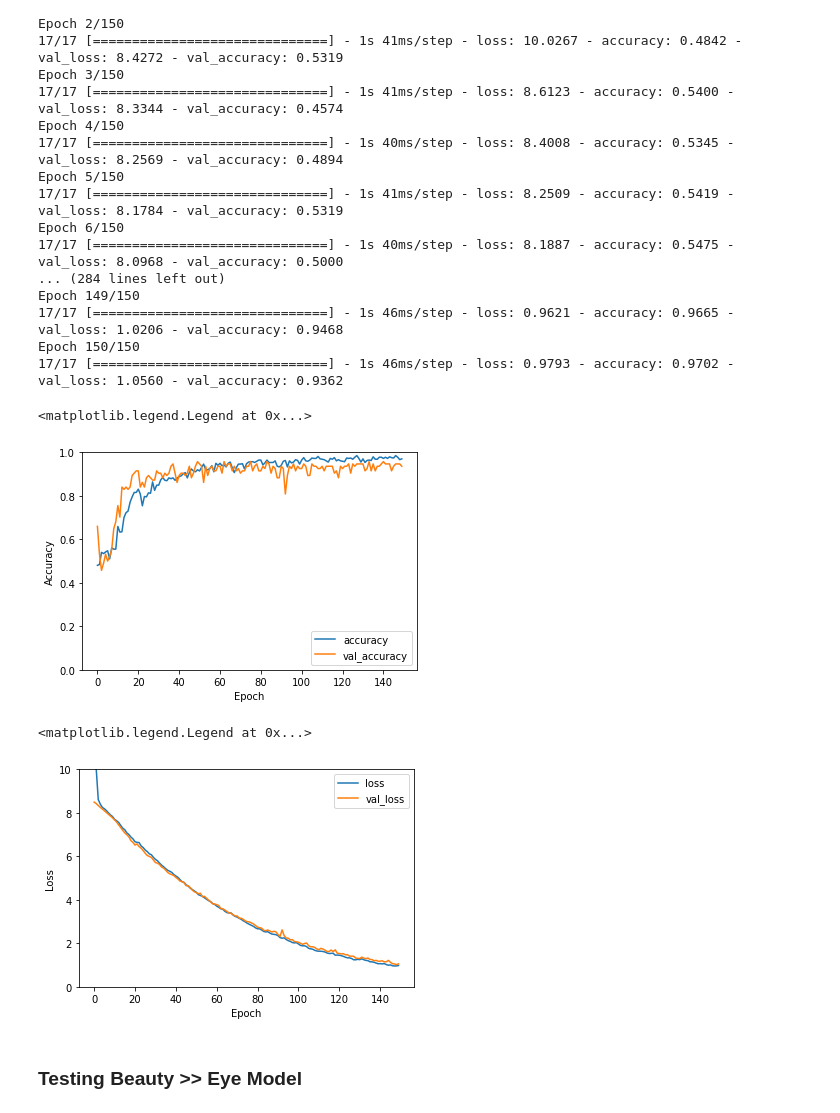
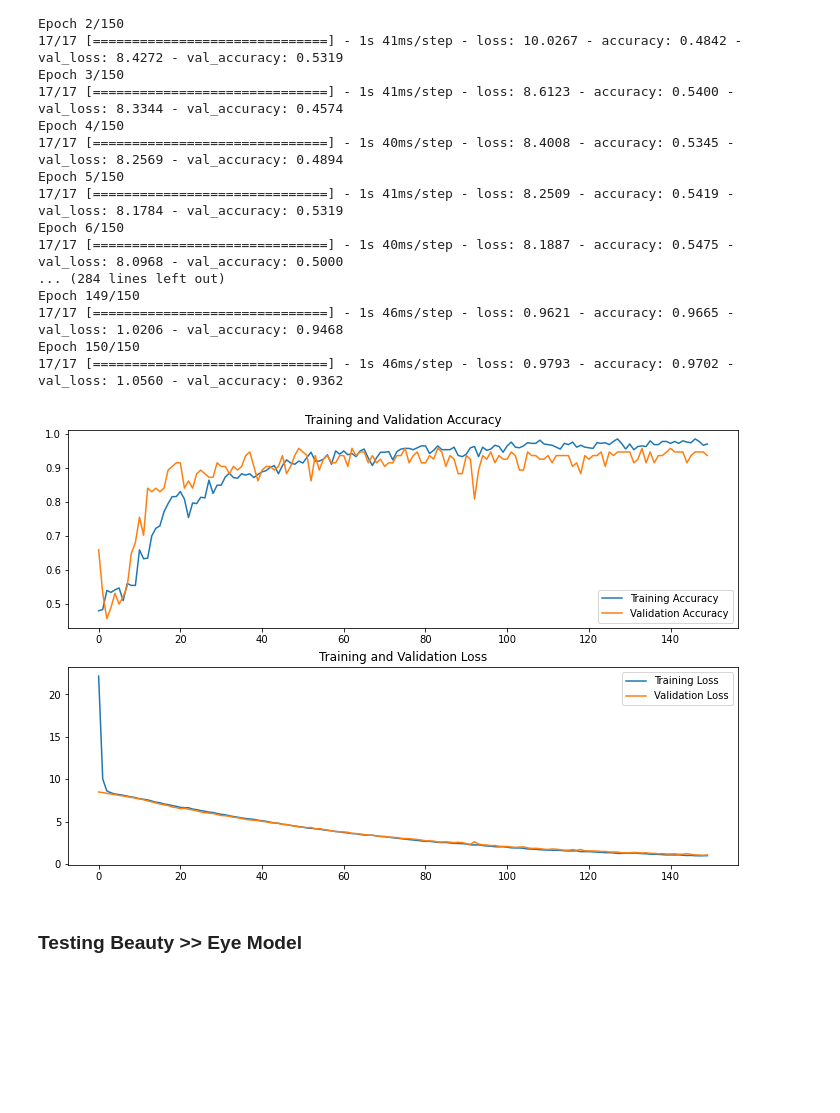
Before and after one commit to mshayganfar/sb_capstone, a Jupyter notebook: cap_project_beauty_classifier.ipynb, the cells around one changed output. Saved outputs shown, nothing was run; the diff lists cells and outputs as text; code cells hidden in the pictures; blank space fills up the shorter version.

Commit message:
Finalize testing the eye model.

```diff
--- a/cap_project_beauty_classifier.ipynb
+++ b/cap_project_beauty_classifier.ipynb
@@ -279,7 +275,7 @@ batch_size   = 32
 image_height = 50
 image_width  = 50
 # %%
-eye_images = beauty_images_individual_models_base + 'Eye/'
+eye_images = image_classes_folder_base + 'Eye/'
 # %%
 eye_train_images = tf.keras.preprocessing.image_dataset_from_directory(
     eye_images,
@@ -413,25 +409,30 @@ Epoch 149/150
 17/17 [==============================] - 1s 46ms/step - loss: 0.9621 - accuracy: 0.9665 - val_loss: 1.0206 - val_accuracy: 0.9468
 Epoch 150/150
 17/17 [==============================] - 1s 46ms/step - loss: 0.9793 - accuracy: 0.9702 - val_loss: 1.0560 - val_accuracy: 0.9362
-# %%
-plt.plot(eye_history.history['accuracy'], label='accuracy')
-plt.plot(eye_history.history['val_accuracy'], label = 'val_accuracy')
-plt.xlabel('Epoch')
-plt.ylabel('Accuracy')
-plt.ylim([0.0, 1.0])
-plt.legend(loc='lower right')
-# %% [output]
-<matplotlib.legend.Legend at 0x...>
-[figure, removed]
-# %%
-plt.plot(eye_history.history['loss'], label='loss')
-plt.plot(eye_history.history['val_loss'], label = 'val_loss')
-plt.xlabel('Epoch')
-plt.ylabel('Loss')
-plt.ylim([0.0, 10.0])
-plt.legend(loc='upper right')
-# %% [output]
-<matplotlib.legend.Legend at 0x...>
-[figure, removed]
+# %%
+acc = eye_history.history['accuracy']
+val_acc = eye_history.history['val_accuracy']
+
+loss = eye_history.history['loss']
+val_loss = eye_history.history['val_loss']
+
+epochs_range = range(len(acc))
+
+plt.figure(figsize=(12, 8))
+plt.subplot(2, 1, 1)
+plt.plot(epochs_range, acc, label='Training Accuracy')
+plt.plot(epochs_range, val_acc, label='Validation Accuracy')
+plt.legend(loc='lower right')
+plt.title('Training and Validation Accuracy')
+
+plt.subplot(2, 1, 2)
+plt.plot(epochs_range, loss, label='Training Loss')
+plt.plot(epochs_range, val_loss, label='Validation Loss')
+plt.legend(loc='upper right')
+plt.title('Training and Validation Loss')
+
+plt.show()
+# %% [output]
+[figure, added]
 # %% [markdown]
 ### Testing Beauty >> Eye Model
```
Also changed, not shown: parts of 11 cells of this notebook.
